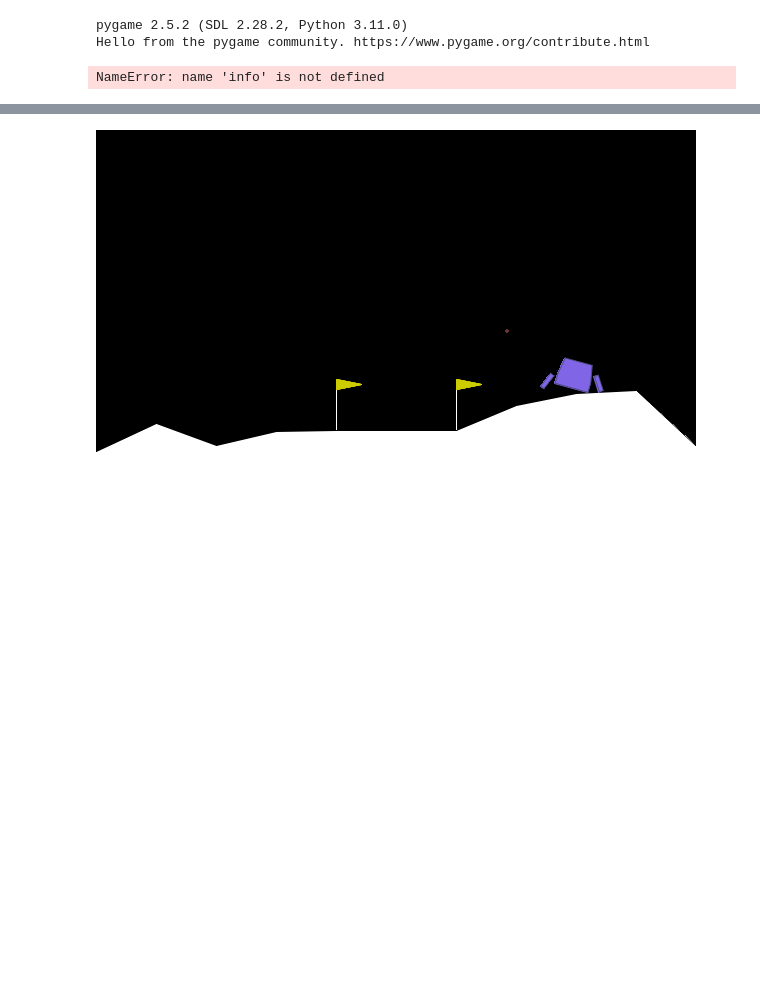
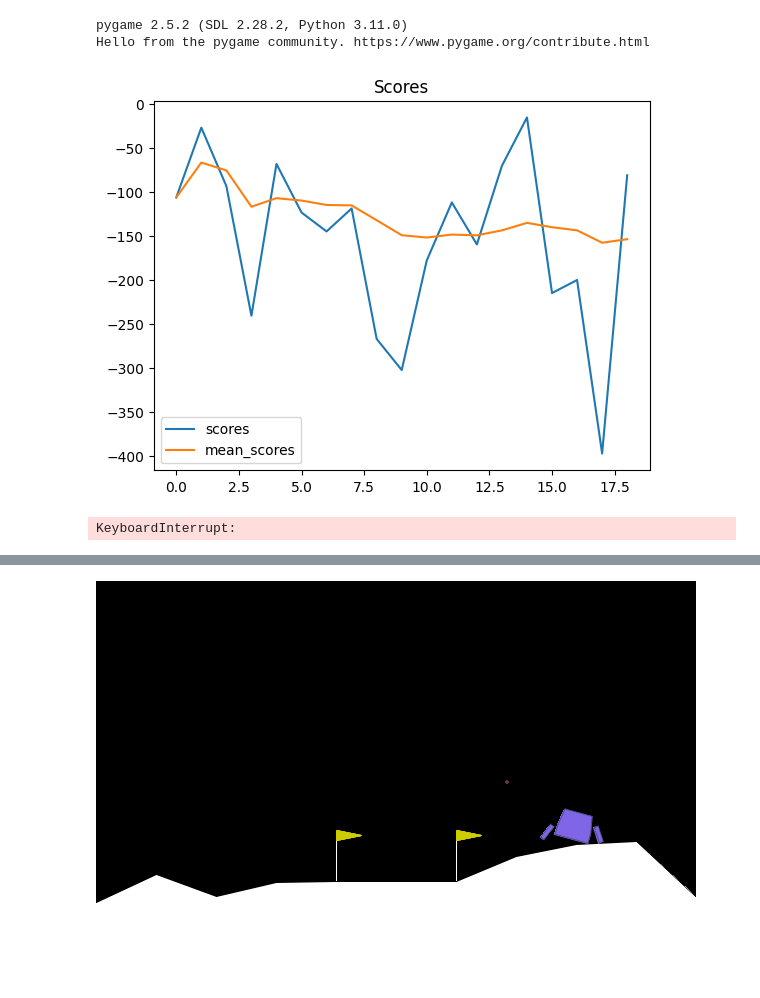
Before and after one commit to trinhminh11/Project-DL, a Jupyter notebook: example.ipynb, the cells around one changed output, grey strips where cells are left out. Drawn from its saved outputs; the diff is of its cells as text; code cells hidden in the pictures; blank space fills up the shorter version.

```diff
--- a/example.ipynb
+++ b/example.ipynb
@@ -361,7 +364,7 @@ class Critic(nn.Module):
         return self.critic(self.encoded(x))
 # %%
 class Policy(nn.Module):
-    def __init__(self, n_inp, n_actions, features = [128, 128], optimizer = optim.Adam, actor_lr = 1e-4, critic_lr=2e-4, optimizer_kwargs = None):
+    def __init__(self, n_inp, n_actions, features = [128, 128], optimizer = optim.Adam, actor_lr = 5e-4, critic_lr=5e-4, optimizer_kwargs = None):
         super(Policy, self).__init__()
 
         self.actor = Actor(n_inp, n_actions, features)
@@ -461,12 +464,16 @@ class A2C(ga.OnPolicyAgent):
 env = ga.make_vec(env_id)
 
 agent = A2C(
-    policy=Policy(state_shape[0], len(action_space)).apply(utils.init_weights('kaiming')),
+    policy=Policy(state_shape[0], len(action_space)).apply(utils.init_weights()),
     env = env
 )
+# %%
+agent.load(chkpt_dir, "best")
+# %%
+agent.plot_scores()
+# %% [output]
+[figure, added]
 # %%
-info = agent.fit(n_games=n_games, save_best = True, save_every=100, save_dir=chkpt_dir, progress_bar=tqdm)
+agent.fit(n_games=n_games, save_best = True, save_every=100, save_dir=chkpt_dir, progress_bar=tqdm)
+# %% [output]
+KeyboardInterrupt:
-# %%
-utils.plotting(scores = info['scores'], mean_scores = info['mean_scores'])
-# %% [output]
-NameError: name 'info' is not defined
```
Also changed, not shown: parts of 6 cells of this notebook, 2 other files.
